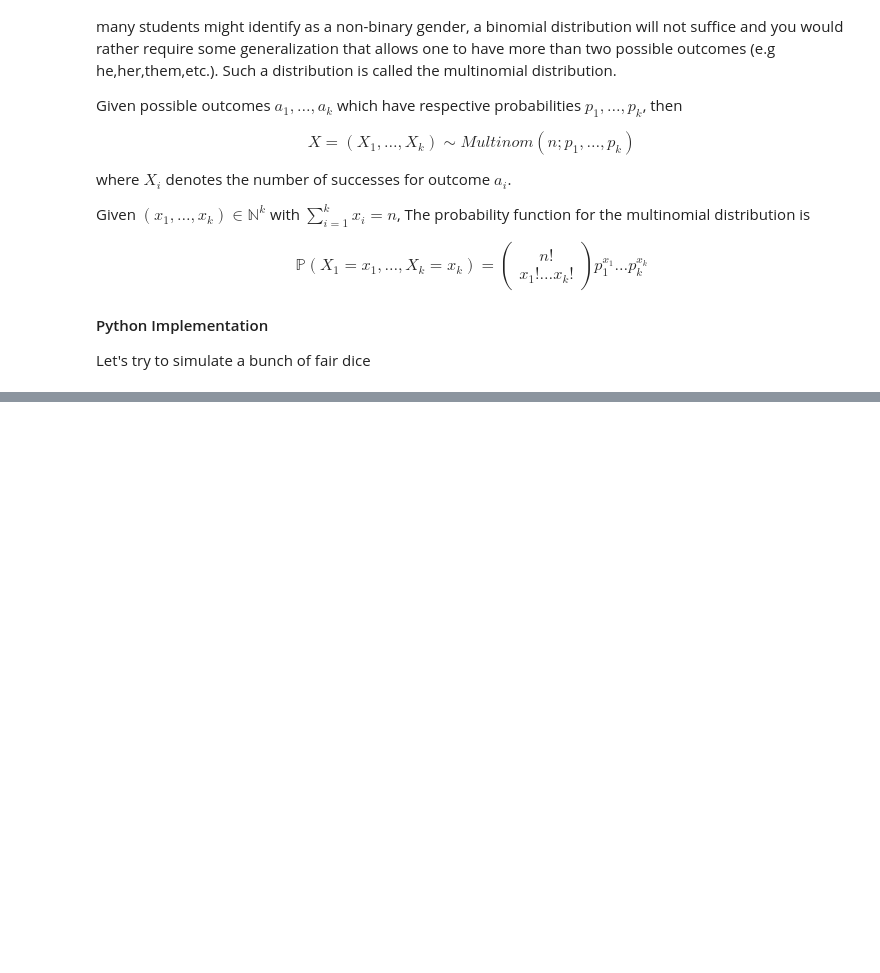
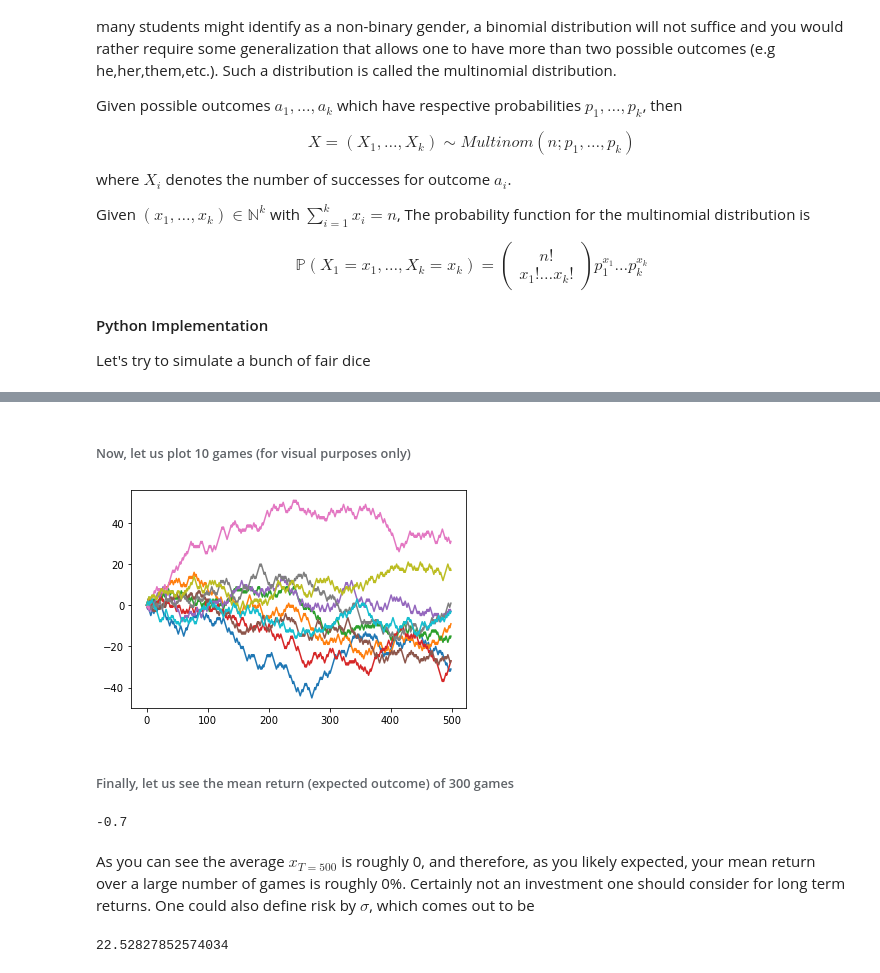
Before and after one commit to theheavygluon/Risk-Management-Course, a Jupyter notebook: Lecture 2 - Statistical Distributions and Stochastic Processes.ipynb, the cells around one changed output, grey strips where cells are left out. Saved outputs shown, nothing was run; the diff lists cells and outputs as text; code cells hidden in the pictures; blank space fills up the shorter version.

```diff
--- a/Lecture 2 - Statistical Distributions and Stochastic Processes.ipynb
+++ b/Lecture 2 - Statistical Distributions and Stochastic Processes.ipynb
@@ -628,0 +667,40 @@ The first three copulas presented are examples of elementary copulas, or copulas
+# %%
+def play_game():
+    T = 500
+    x_t = np.zeros(T)
+
+    def coin_flip():
+        flip = np.random.randint(0,2)
+        if flip == 0:
+            return 1
+        if flip == 1:
+            return -1
+
+    for i in range(T - 1):
+        x_t[i+1] = x_t[i] + coin_flip()
+
+    return x_t #returns an array where the i-th entry contains x_i
+# %% [markdown]
+###### Now, let us plot 10 games (for visual purposes only)
+# %%
+for _ in range(10):
+    plt.plot(play_game())
+# %% [output]
+[figure, added]
+# %% [markdown]
+###### Finally, let us see the mean return (expected outcome) of 300 games
+# %%
+final_pos = [play_game()[-1] for _ in range(300)] #dataset containing final positions for 300 games
+
+mean_position = np.mean(final_pos)
+
+print(mean_position)
+# %% [output]
+-0.7
+# %% [markdown]
+As you can see the average $x_{T = 500}$ is roughly 0, and therefore, as you likely expected, your mean return over a large number of games is roughly 0\%. Certainly not an investment one should consider for long term returns. One could also define risk by $\sigma$, which comes out to be
+# %%
+risk = np.std(final_pos)
+risk
+# %% [output]
+22.52827852574034
```
Also changed, not shown: parts of 18 cells of this notebook.
